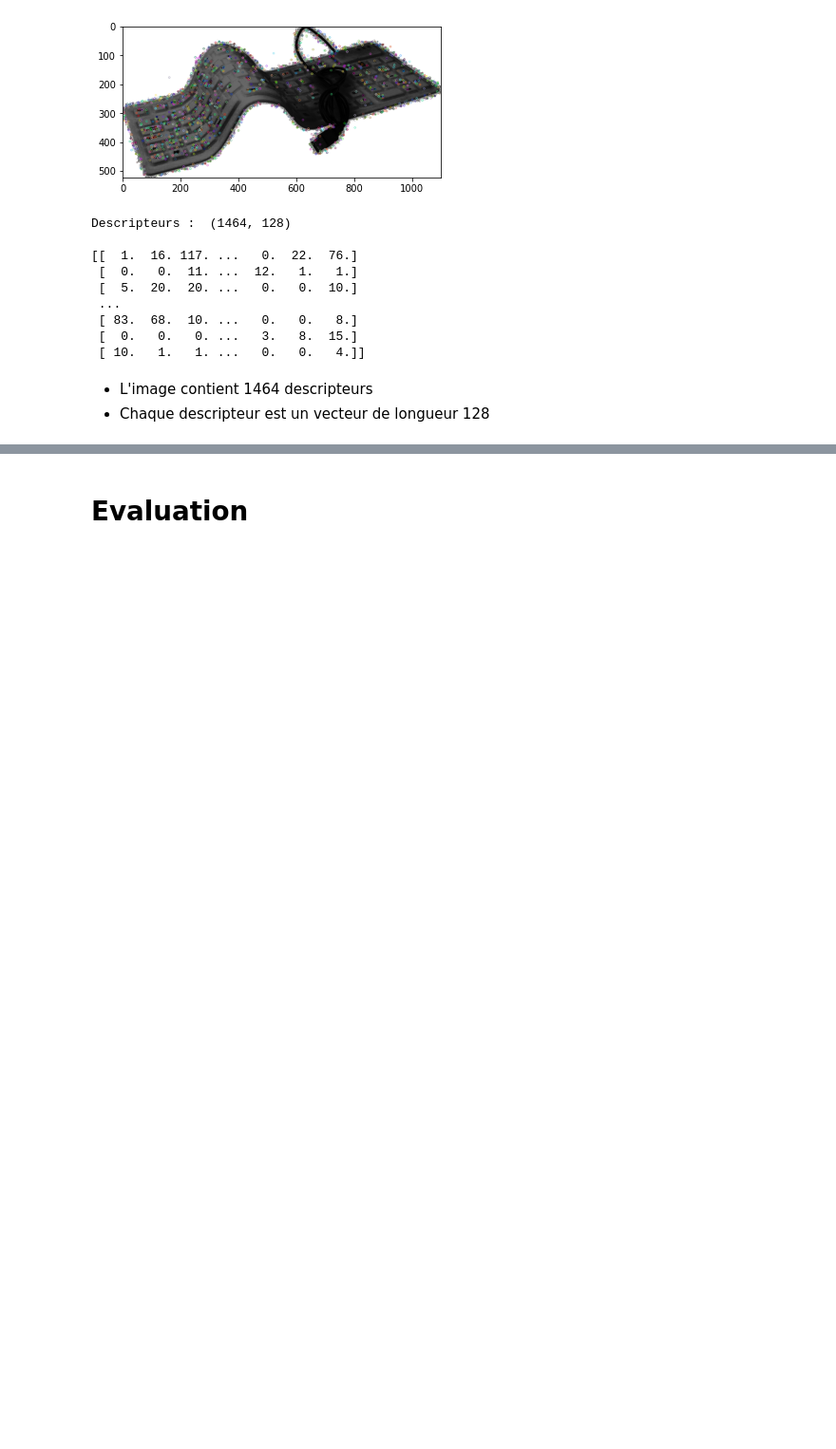
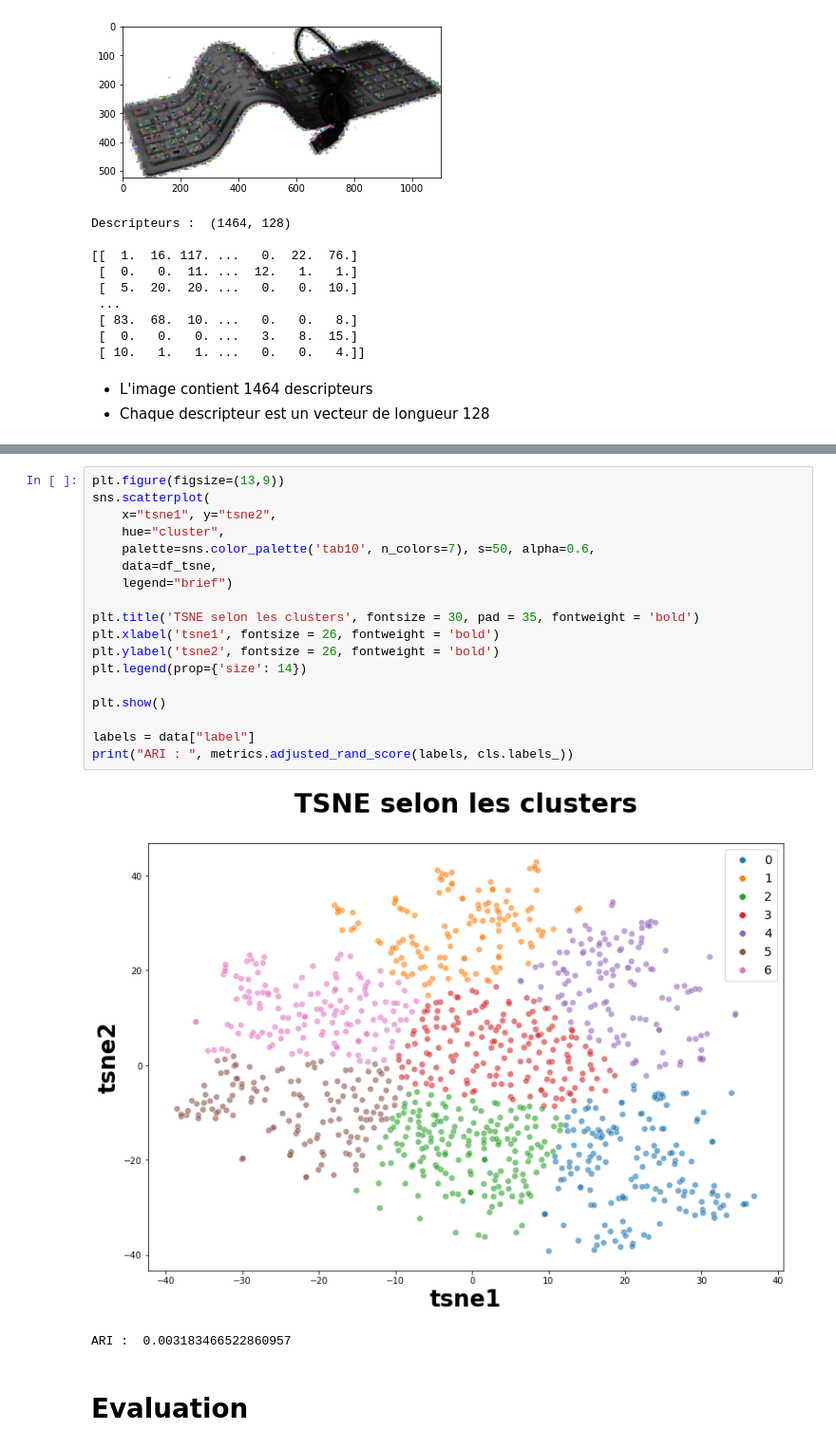
Before and after one commit to AbdulmagedALKHULAIFI/Automatic-classifer-consumer-goods, a Jupyter notebook: p6_2_IMG.ipynb, the cells around one changed output, grey strips where cells are left out. Shown at 95% size. Saved outputs shown, nothing was run; the diff lists cells and outputs as text; blank space fills up the shorter version.

```diff
--- a/p6_2_IMG.ipynb
+++ b/p6_2_IMG.ipynb
@@ -391,2 +494,23 @@ Descripteurs :  (1464, 128)
+# %%
+plt.figure(figsize=(13,9))
+sns.scatterplot(
+    x="tsne1", y="tsne2",
+    hue="cluster",
+    palette=sns.color_palette('tab10', n_colors=7), s=50, alpha=0.6,
+    data=df_tsne,
+    legend="brief")
+
+plt.title('TSNE selon les clusters', fontsize = 30, pad = 35, fontweight = 'bold')
+plt.xlabel('tsne1', fontsize = 26, fontweight = 'bold')
+plt.ylabel('tsne2', fontsize = 26, fontweight = 'bold')
+plt.legend(prop={'size': 14})
+
+plt.show()
+
+labels = data["label"]
+print("ARI : ", metrics.adjusted_rand_score(labels, cls.labels_))
+# %% [output]
+[figure, added]
+ARI :  0.003183466522860957
 # %% [markdown]
 # Evaluation
```
Also changed, not shown: parts of 50 cells of this notebook.
